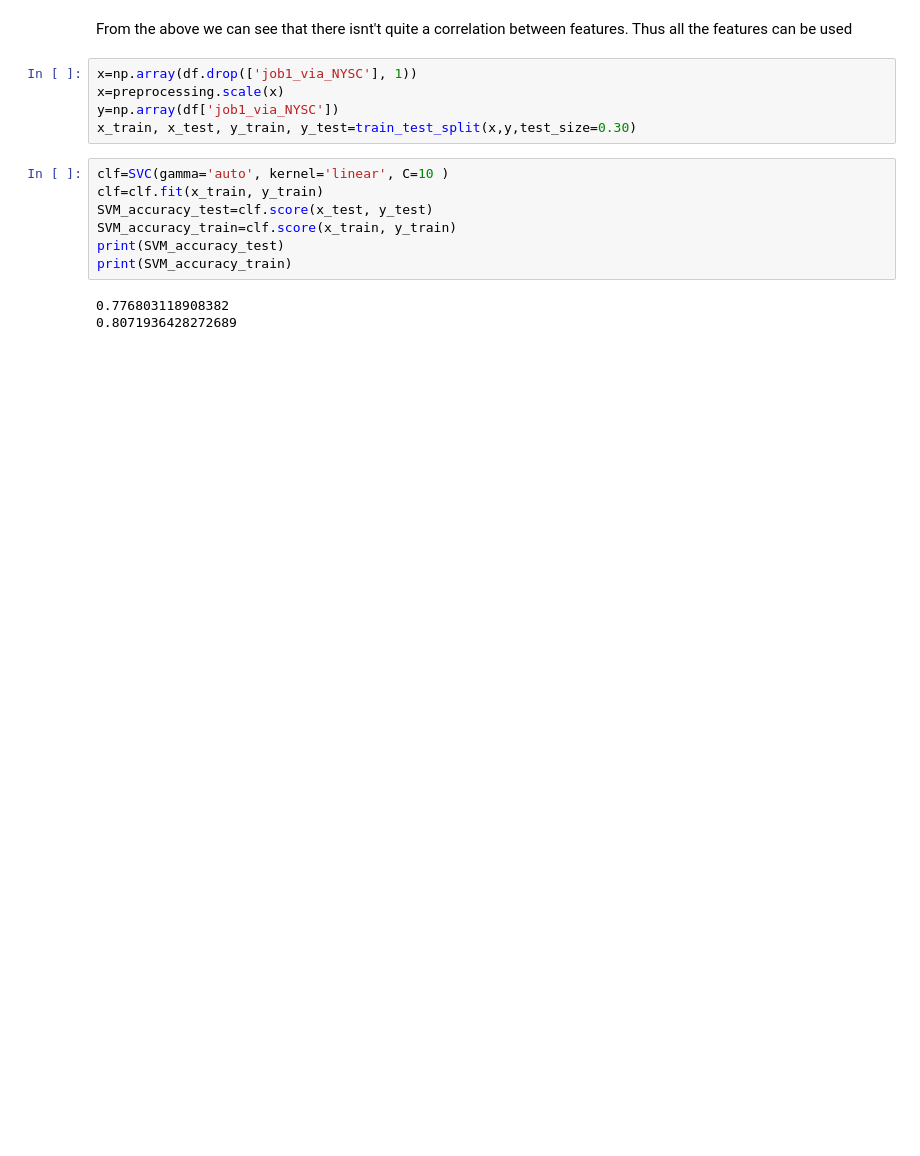
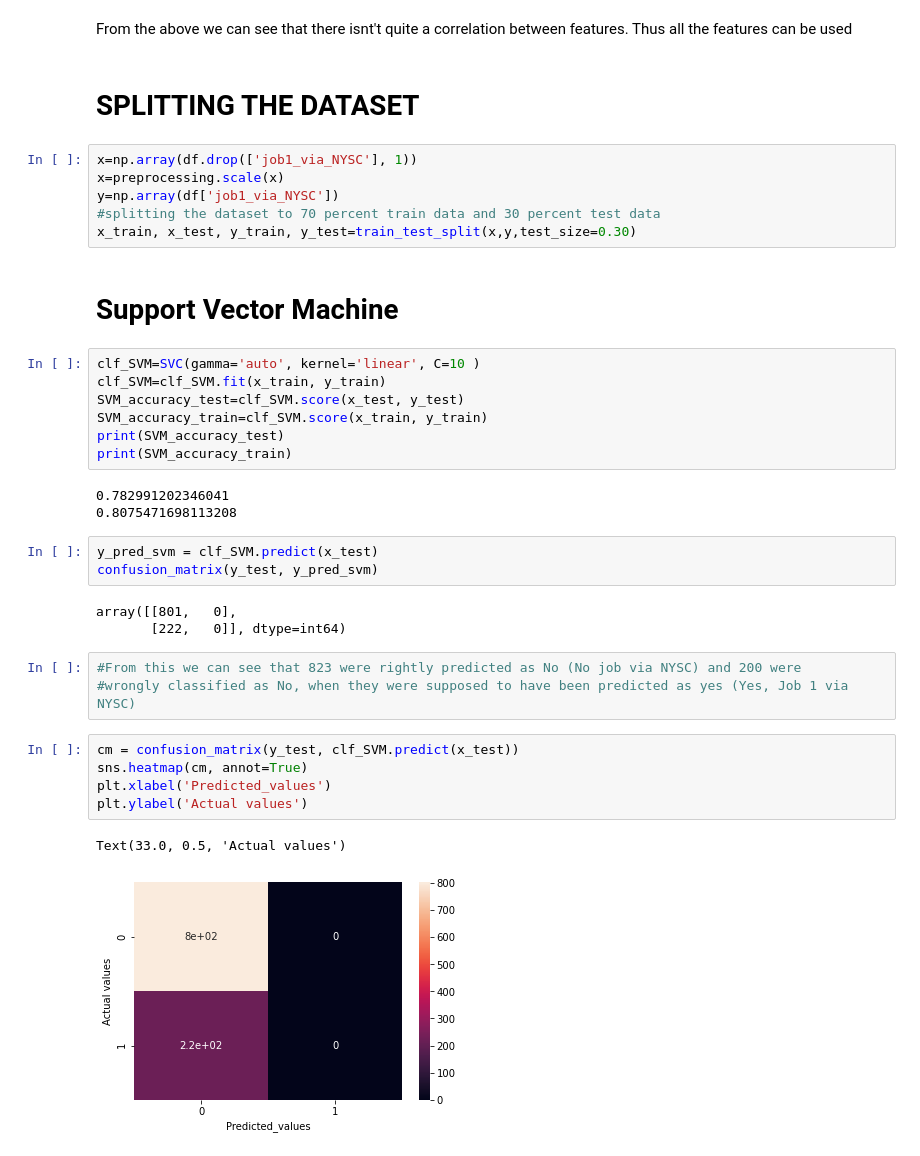
Before and after one commit to Goldochim/SCA-DS-C3-FINAL-PROJECT, a Jupyter notebook: SCA FINAL PROJECT-TO DEPLOY.ipynb, the cells around one changed output. Cells and saved outputs as stored; diff of their text form; blank space fills up the shorter version.

```diff
--- a/SCA FINAL PROJECT-TO DEPLOY.ipynb
+++ b/SCA FINAL PROJECT-TO DEPLOY.ipynb
@@ -387,17 +394,39 @@ ax.set_ylim(len(corr)+0.5, -0.5);
 # %% [markdown]
 From the above we can see that there isnt't quite a correlation between features. Thus all the features can be used
+# %% [markdown]
+# SPLITTING THE DATASET
 # %%
 x=np.array(df.drop(['job1_via_NYSC'], 1))
 x=preprocessing.scale(x)
 y=np.array(df['job1_via_NYSC'])
+#splitting the dataset to 70 percent train data and 30 percent test data
 x_train, x_test, y_train, y_test=train_test_split(x,y,test_size=0.30)
+# %% [markdown]
+# Support Vector Machine
 # %%
-clf=SVC(gamma='auto', kernel='linear', C=10 )
-clf=clf.fit(x_train, y_train)
-SVM_accuracy_test=clf.score(x_test, y_test)
-SVM_accuracy_train=clf.score(x_train, y_train)
+clf_SVM=SVC(gamma='auto', kernel='linear', C=10 )
+clf_SVM=clf_SVM.fit(x_train, y_train)
+SVM_accuracy_test=clf_SVM.score(x_test, y_test)
+SVM_accuracy_train=clf_SVM.score(x_train, y_train)
 print(SVM_accuracy_test)
 print(SVM_accuracy_train)
 # %% [output]
-0.776803118908382
-0.8071936428272689
+0.782991202346041
+0.8075471698113208
+# %%
+y_pred_svm = clf_SVM.predict(x_test)
+confusion_matrix(y_test, y_pred_svm)
+# %% [output]
+array([[801,   0],
+       [222,   0]], dtype=int64)
+# %%
+#From this we can see that 823 were rightly predicted as No (No job via NYSC) and 200 were
+#wrongly classified as No, when they were supposed to have been predicted as yes (Yes, Job 1 via NYSC)
+# %%
+cm = confusion_matrix(y_test, clf_SVM.predict(x_test))
+sns.heatmap(cm, annot=True)
+plt.xlabel('Predicted_values')
+plt.ylabel('Actual values')
+# %% [output]
+Text(33.0, 0.5, 'Actual values')
+[figure, added]
```
Also changed, not shown: parts of 23 cells of this notebook.
